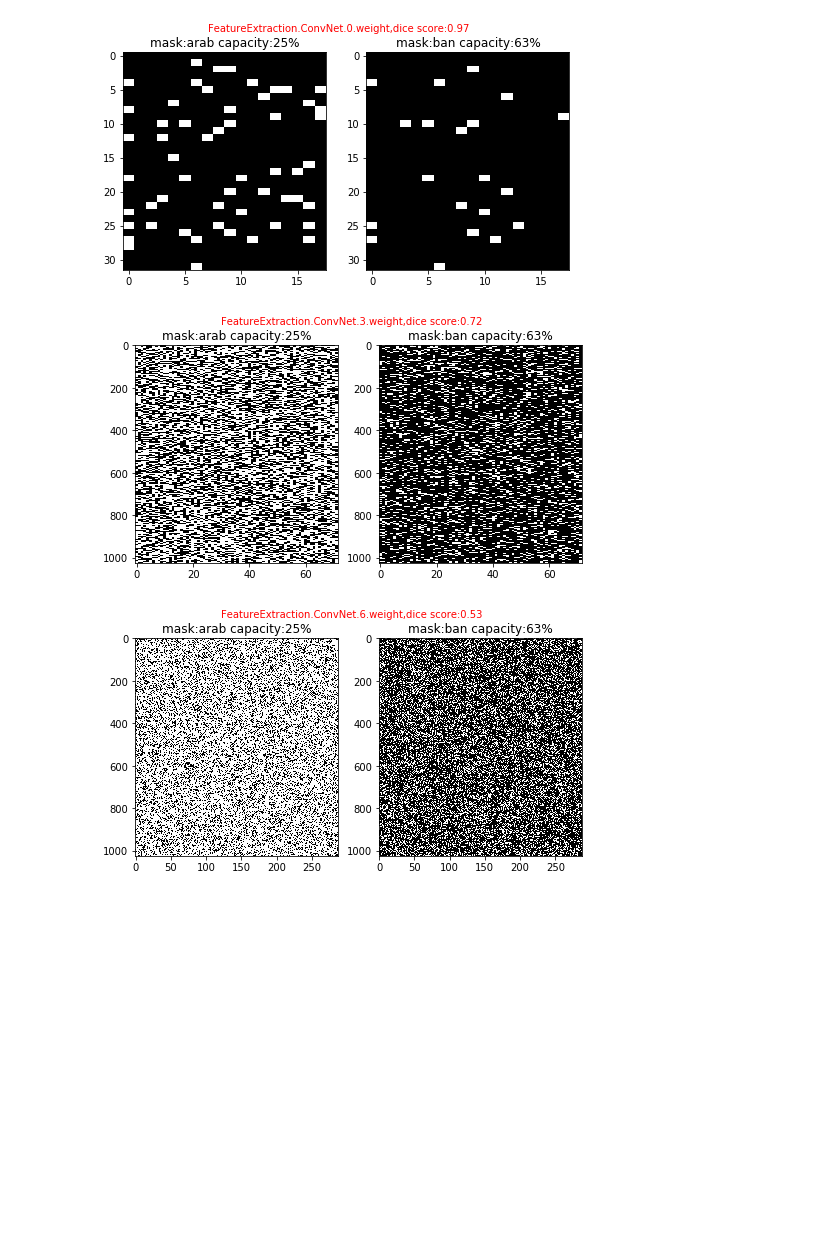
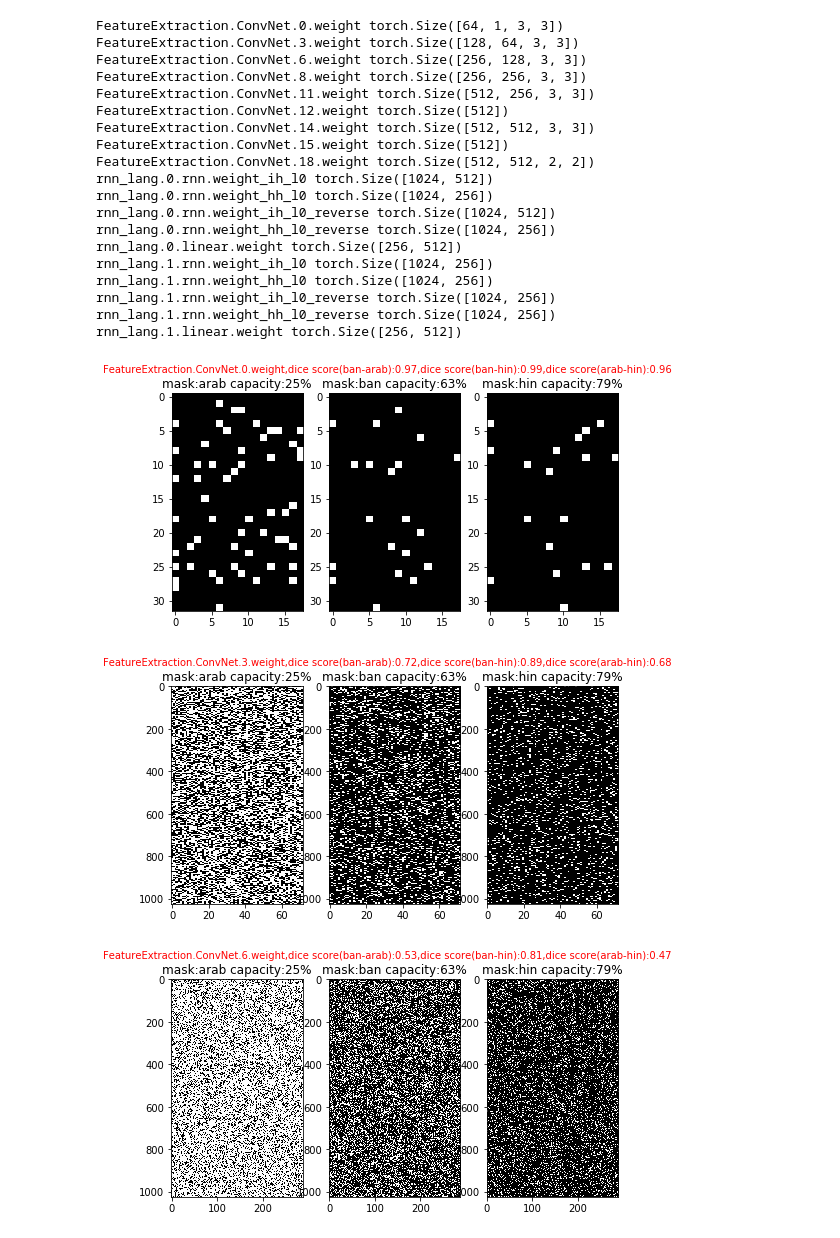
Before and after one commit to rahzaazhar/PAN-PSEnet, a Jupyter notebook: Recognition/Viz_masks.ipynb, the cells around one changed output. Cells and saved outputs as stored; diff of their text form; code cells hidden in the pictures; blank space fills up the shorter version.

Commit message:
updated Viz_mask

```diff
--- a/Recognition/Viz_masks.ipynb
+++ b/Recognition/Viz_masks.ipynb
@@ -38,12 +38,12 @@ def load_masks(masks_dir):
 # %%
 def combine_masks(total_masks):
     combined_masks = {}
-    for (_,maskarab),(name,maskban) in zip(total_masks[0][1].items(),total_masks[1][1].items()):
-        combined_masks[name] = [maskarab,maskban]
+    for (_,maskarab),(name,maskhin), (_,maskban) in zip(total_masks[0][1].items(),total_masks[1][1].items(),total_masks[2][1].items()):
+        combined_masks[name] = [maskarab,maskban,maskhin]
     return combined_masks
 # %%
 total_masks = load_masks('/home/azhar/masks/masks_mtl/')#bangla
 #total_masks = load_masks('/home/azhar/masks/0/')#arab
 total_masks[0] = list(total_masks[0])#arab
-total_masks[1] = list(total_masks[1])#ban
-#total_masks[1]
+total_masks[1] = list(total_masks[1])#hin
+total_masks[2] = list(total_masks[2])#ban
@@ -53,21 +89,49 @@ cm = combine_masks(total_masks)
 # %%
 for name,masks in cm.items():
-    mask1 = Reimagine(masks[0])
-    mask1 = 1*mask1
-    mask1_d = -1*(mask1-1)
-    mask2 = Reimagine(masks[1])
-    mask2 = 1*mask2
-    mask2_d = -1*(mask2-1)
-    ds = np.round(dice_score(mask1_d,mask2_d),2)
+    print(name,masks[0].size())
+    mask_arab = Reimagine(masks[0])
+    mask_arab = 1*mask_arab
+    mask_arab_d = -1*(mask_arab-1)
+    mask_ban = Reimagine(masks[1])
+    mask_ban = 1*mask_ban
+    mask_ban_d = -1*(mask_ban-1)
+    mask_hin = Reimagine(masks[2])
+    mask_hin = 1*mask_hin
+    mask_hin_d = -1*(mask_hin-1)
+    ds_ban_arab = np.round(dice_score(mask_ban_d,mask_arab_d),2)
+    ds_ban_hin = np.round(dice_score(mask_hin_d,mask_ban_d),2)
+    ds_arab_hin = np.round(dice_score(mask_hin_d,mask_arab_d),2)
     fig=plt.figure(figsize=(8,4))
-    fig.suptitle(name+',dice score:'+str(ds), fontsize=10,color='red')
-    ax = fig.add_subplot(121)
+    fig.suptitle(name+',dice score(ban-arab):'+str(ds_ban_arab)+',dice score(ban-hin):'+str(ds_ban_hin)+',dice score(arab-hin):'+str(ds_arab_hin), fontsize=10,color='red')
+    ax = fig.add_subplot(131)
     ax.set_title('mask:arab capacity:25%')
-    ax.imshow(mask1, aspect='auto', cmap=plt.cm.gray, interpolation='nearest')
-    ax = fig.add_subplot(122)
+    ax.imshow(mask_arab, aspect='auto', cmap=plt.cm.gray, interpolation='nearest')
+    ax = fig.add_subplot(132)
     ax.set_title('mask:ban capacity:63%')
-    ax.imshow(mask2, aspect='auto', cmap=plt.cm.gray, interpolation='nearest')
+    ax.imshow(mask_ban, aspect='auto', cmap=plt.cm.gray, interpolation='nearest')
+    ax = fig.add_subplot(133)
+    ax.set_title('mask:hin capacity:79%')
+    ax.imshow(mask_hin, aspect='auto', cmap=plt.cm.gray, interpolation='nearest')
 # %% [output]
+FeatureExtraction.ConvNet.0.weight torch.Size([64, 1, 3, 3])
+FeatureExtraction.ConvNet.3.weight torch.Size([128, 64, 3, 3])
+FeatureExtraction.ConvNet.6.weight torch.Size([256, 128, 3, 3])
+FeatureExtraction.ConvNet.8.weight torch.Size([256, 256, 3, 3])
+FeatureExtraction.ConvNet.11.weight torch.Size([512, 256, 3, 3])
+FeatureExtraction.ConvNet.12.weight torch.Size([512])
+FeatureExtraction.ConvNet.14.weight torch.Size([512, 512, 3, 3])
+FeatureExtraction.ConvNet.15.weight torch.Size([512])
+FeatureExtraction.ConvNet.18.weight torch.Size([512, 512, 2, 2])
+rnn_lang.0.rnn.weight_ih_l0 torch.Size([1024, 512])
+rnn_lang.0.rnn.weight_hh_l0 torch.Size([1024, 256])
+rnn_lang.0.rnn.weight_ih_l0_reverse torch.Size([1024, 512])
+rnn_lang.0.rnn.weight_hh_l0_reverse torch.Size([1024, 256])
+rnn_lang.0.linear.weight torch.Size([256, 512])
+rnn_lang.1.rnn.weight_ih_l0 torch.Size([1024, 256])
+rnn_lang.1.rnn.weight_hh_l0 torch.Size([1024, 256])
+rnn_lang.1.rnn.weight_ih_l0_reverse torch.Size([1024, 256])
+rnn_lang.1.rnn.weight_hh_l0_reverse torch.Size([1024, 256])
+rnn_lang.1.linear.weight torch.Size([256, 512])
-[figure, old version]
+[figure, new version]
-[figure, old version]
+[figure, new version]
-[figure, old version]
+[figure, new version]
```
Also changed, not shown: parts of 3 cells of this notebook.
